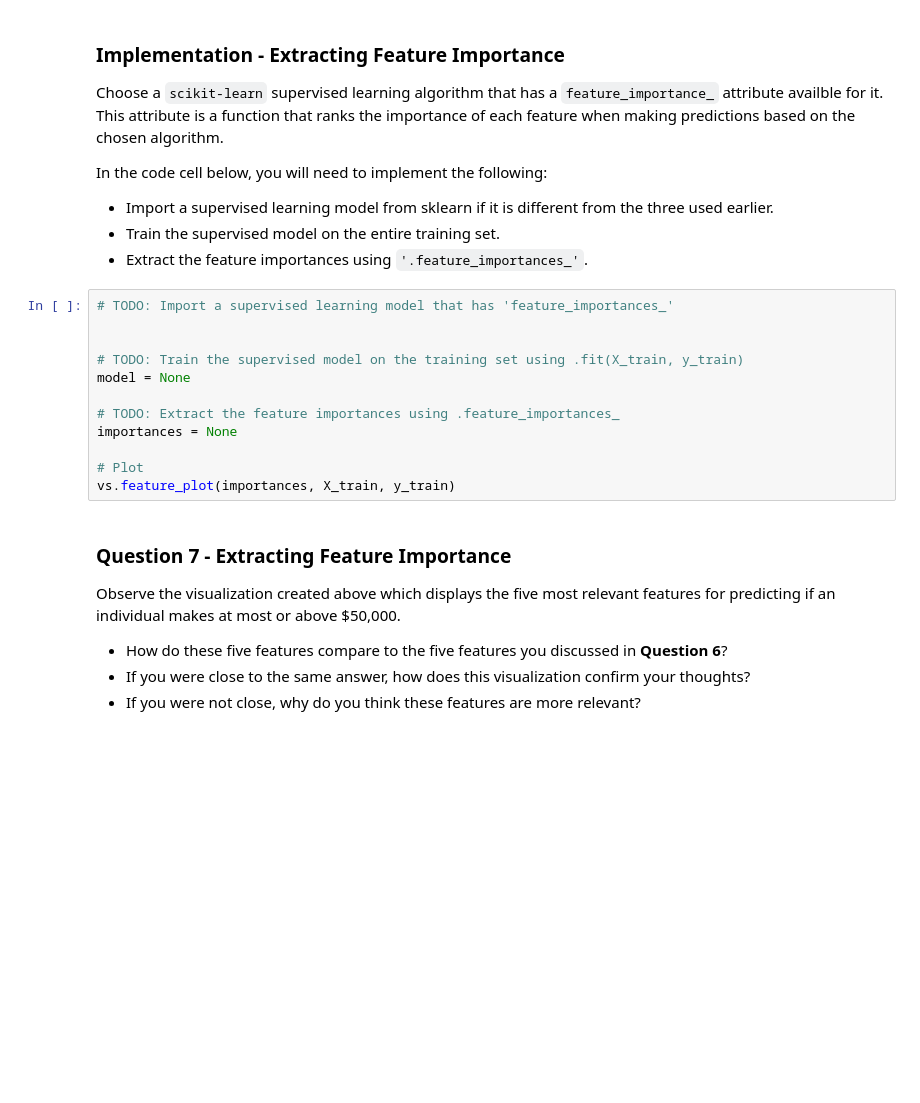
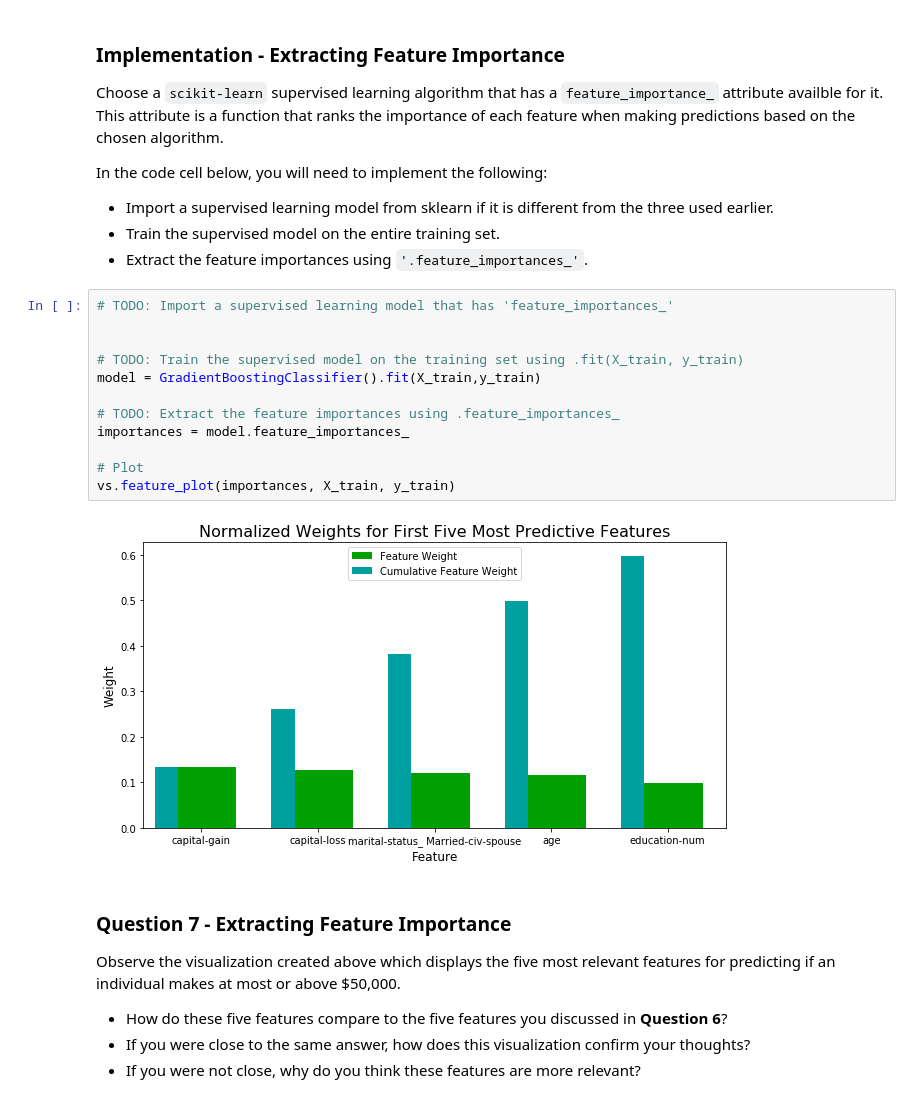
Before and after one commit to jjlogu/finding_donors, a Jupyter notebook: finding_donors.ipynb, the cells around one changed output. Saved outputs shown, nothing was run; the diff lists cells and outputs as text; blank space fills up the shorter version.

```diff
--- a/finding_donors.ipynb
+++ b/finding_donors.ipynb
@@ -557,15 +593,17 @@ In the code cell below, you will need to implement the following:
 # %%
 # TODO: Import a supervised learning model that has 'feature_importances_'
 
 
 # TODO: Train the supervised model on the training set using .fit(X_train, y_train)
-model = None
+model = GradientBoostingClassifier().fit(X_train,y_train)
 
 # TODO: Extract the feature importances using .feature_importances_
-importances = None
+importances = model.feature_importances_
 
 # Plot
 vs.feature_plot(importances, X_train, y_train)
+# %% [output]
+[figure, added]
 # %% [markdown]
 ### Question 7 - Extracting Feature Importance
 
```
Also changed, not shown: parts of 14 cells of this notebook, 1 other file.
